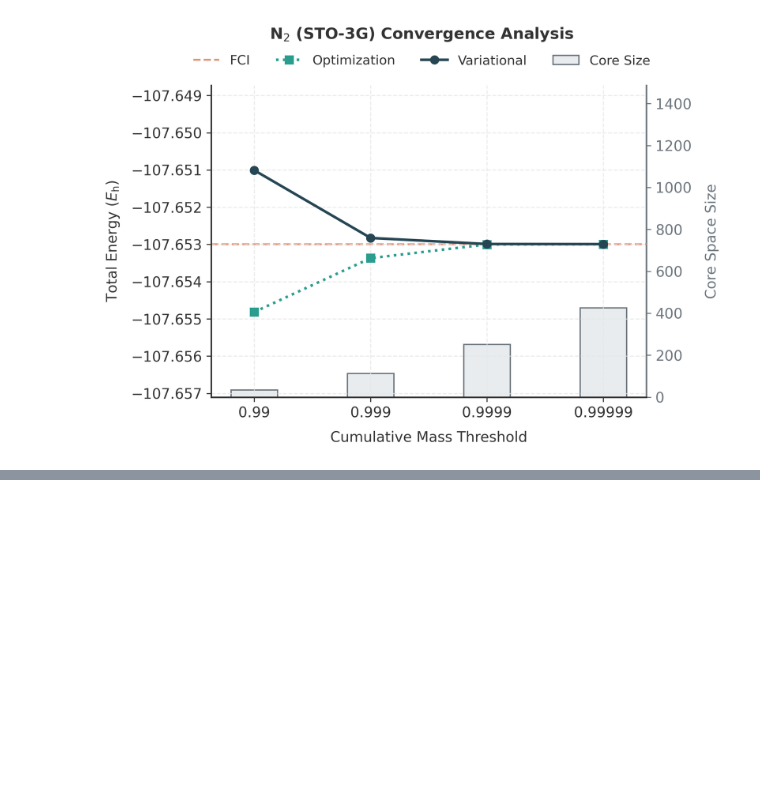
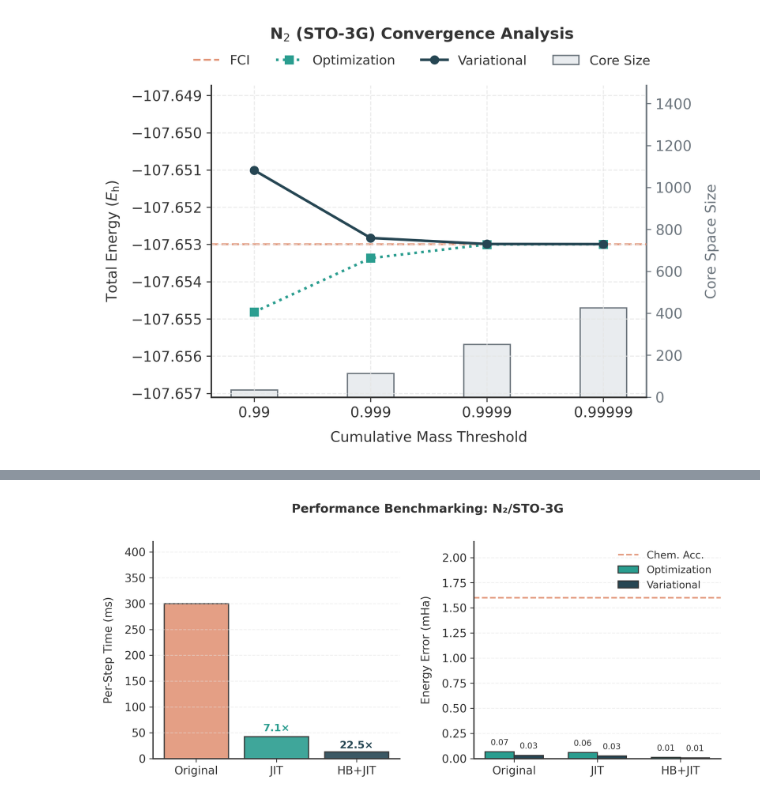
Before and after one commit to wsmxcz/DetNQS, a Jupyter notebook: examples/experiments.ipynb, the cells around one changed output, grey strips where cells are left out. Drawn from its saved outputs; the diff is of its cells as text; code cells hidden in the pictures; blank space fills up the shorter version.

```diff
--- a/examples/experiments.ipynb
+++ b/examples/experiments.ipynb
@@ -355,0 +353,74 @@ Computing FCI reference (14400 determinants)...
+# %%
+"""
+Experiment 4: Performance Optimization.
+Panel 1: Runtime speedup.
+Panel 2: Energy accuracy relative to FCI.
+"""
+
+def plot_performance():
+    # Benchmark Data (Mass=0.999)
+    data = {
+        "Method": ["Original", "JIT", "HB+JIT"],
+        "Time": [0.30024, 0.04249, 0.01335], # Seconds
+        "E_Opt": [-107.6601395, -107.6601468, -107.660218],
+        "E_Var": [-107.6601746, -107.6601811, -107.6601988],
+        "E_FCI": -107.6602064
+    }
+    df = pd.DataFrame(data)
+    speedup = df["Time"].iloc[0] / df["Time"]
+
+    # Setup
+    fig, (ax1, ax2) = plt.subplots(1, 2, figsize=(10, 4))
+    plt.subplots_adjust(top=0.85, wspace=0.3)
+    x = np.arange(len(df))
+
+    # --- Panel 1: Runtime (ms) ---
+    # Colors represent optimization level
+    colors = [PALETTE['baseline'], PALETTE['secondary'], PALETTE['primary']]
+    bars = ax1.bar(x, df["Time"]*1000, color=colors, edgecolor=PALETTE['text'],
+                   linewidth=1.2, alpha=0.9, label="Time (ms)")
+
+    # Annotate Speedup
+    for i, (bar, sp) in enumerate(zip(bars, speedup)):
+        if i > 0:
+            ax1.text(bar.get_x() + bar.get_width()/2, bar.get_height()*1.15,
+                     f'{sp:.1f}×', ha='center', va='bottom',
+                     fontsize=10, weight='bold', color=colors[i])
+
+    ax1.set_ylabel("Per-Step Time (ms)", fontweight='medium', labelpad=10)
+    ax1.set_ylim(0, df["Time"].max()*1000 * 1.4)
+    ax1.set_xticks(x)
+    ax1.set_xticklabels(df["Method"])
+    ax1.grid(True, axis='y', alpha=0.5, zorder=0)
+
+    # --- Panel 2: Accuracy (mHa) ---
+    E_fci = df["E_FCI"].iloc[0]
+    err_opt = np.abs(df["E_Opt"] - E_fci) * 1000
+    err_var = np.abs(df["E_Var"] - E_fci) * 1000
+
+    w = 0.35
+    b1 = ax2.bar(x - w/2, err_opt, w, color=PALETTE['secondary'], edgecolor=PALETTE['text'], label="Optimization")
+    b2 = ax2.bar(x + w/2, err_var, w, color=PALETTE['primary'], edgecolor=PALETTE['text'], label="Variational")
+
+    # Chemical Accuracy Line (Baseline Color)
+    ax2.axhline(1.6, color=PALETTE['baseline'], linestyle='--', linewidth=1.5, label="Chem. Acc.", zorder=1)
+
+    ax2.set_ylabel("Energy Error (mHa)", fontweight='medium', labelpad=10)
+    ax2.set_xticks(x)
+    ax2.set_xticklabels(df["Method"])
+    ax2.legend(loc='upper right', framealpha=0.95)
+    ax2.grid(True, axis='y', alpha=0.5, zorder=0)
+    ax2.set_ylim(0, max(err_opt.max(), 1.6) * 1.35)
+
+    # Annotate values
+    for group in [b1, b2]:
+        for b in group:
+            ax2.text(b.get_x() + b.get_width()/2, b.get_height() + 0.05,
+                     f'{b.get_height():.2f}', ha='center', va='bottom', fontsize=8)
+
+    fig.suptitle("Performance Benchmarking: N₂/STO-3G", fontsize=12, weight='bold', y=0.98)
+    plt.show()
+
+plot_performance()
+# %% [output]
+[figure, added]
```
Also changed, not shown: parts of 4 cells of this notebook, 55 other files.
